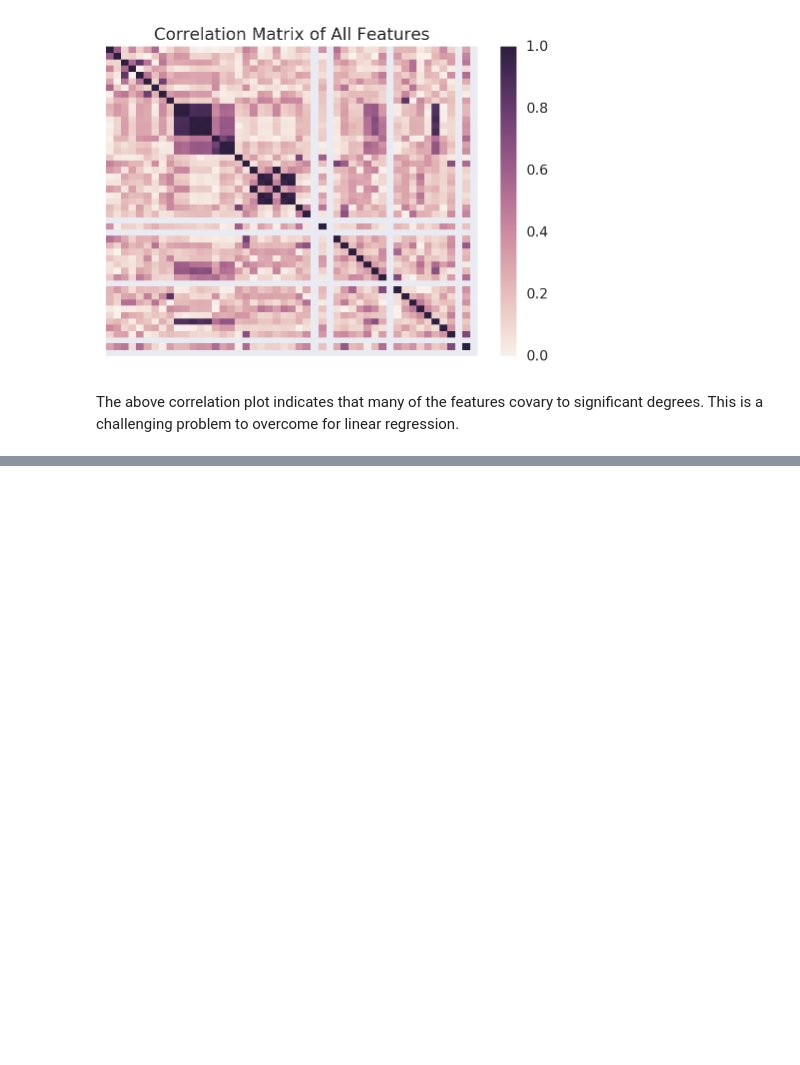
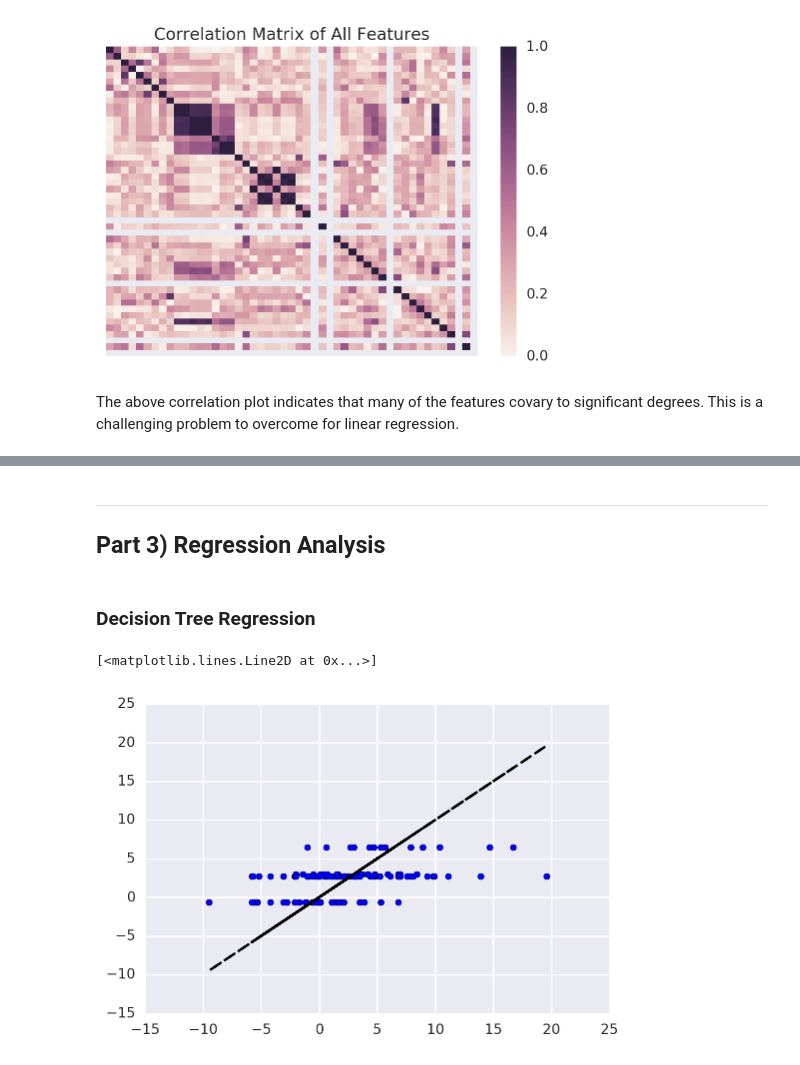
Before and after one commit to HuckleyLab/cc_traits, a Jupyter notebook: notebooks/Trait Drivers of Geographic Range Shifts.ipynb, the cells around one changed output, grey strips where cells are left out. Cells and saved outputs as stored; diff of their text form; code cells hidden in the pictures; blank space fills up the shorter version.

```diff
--- a/notebooks/Trait Drivers of Geographic Range Shifts.ipynb
+++ b/notebooks/Trait Drivers of Geographic Range Shifts.ipynb
@@ -105,0 +139,13 @@ features_scaled = scaler.transform(features)
+# %%
+##
+#  We interpolate missing values (see below for technique) and encode categorical variables
+#  with one-hot binary encoding.
+##
+
+plants = pd.get_dummies(plants_master, columns=categorical_features)
+features = plants.drop(drop_features, axis = 1)
+features.interpolate(axis=0, method='slinear', inplace=True)
+features.dropna(axis=0, inplace=True)
+target = features[responseVar]
+features.drop([responseVar], axis=1, inplace=True)
+Data["interp-onehot"] = (features, target)
@@ -150,0 +220,21 @@ The above correlation plot indicates that many of the features covary to signifi
+# %% [markdown]
+---
+## Part 3) Regression Analysis
+# %%
+DATASET = "nonan-cols-one-hot"
+Results = {}
+X, Y = Data[DATASET]
+# %% [markdown]
+### Decision Tree Regression
+# %%
+from sklearn.tree import DecisionTreeRegressor
+
+reg = DecisionTreeRegressor(max_depth = 2)
+err = cross_val_score(reg, scale(X), Y, cv=LeaveOneOut(), scoring='neg_mean_squared_error').mean()
+Results["DecisionTree"] = err
+reg.fit(scale(X), Y)
+plt.scatter(Y, reg.predict(scale(X)))
+plt.plot(Y, Y, 'k--')
+# %% [output]
+[<matplotlib.lines.Line2D at 0x...>]
+[figure, added]
```
Also changed, not shown: parts of 34 cells of this notebook.
